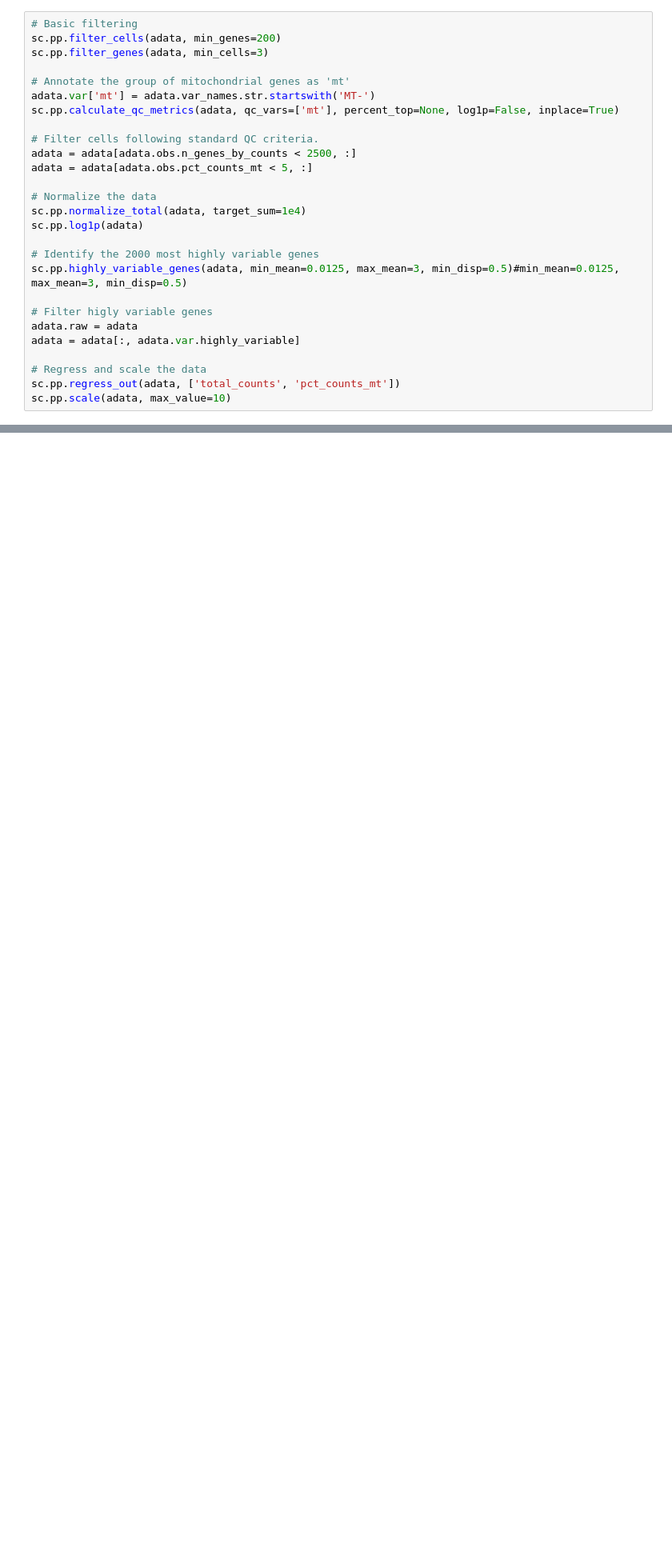
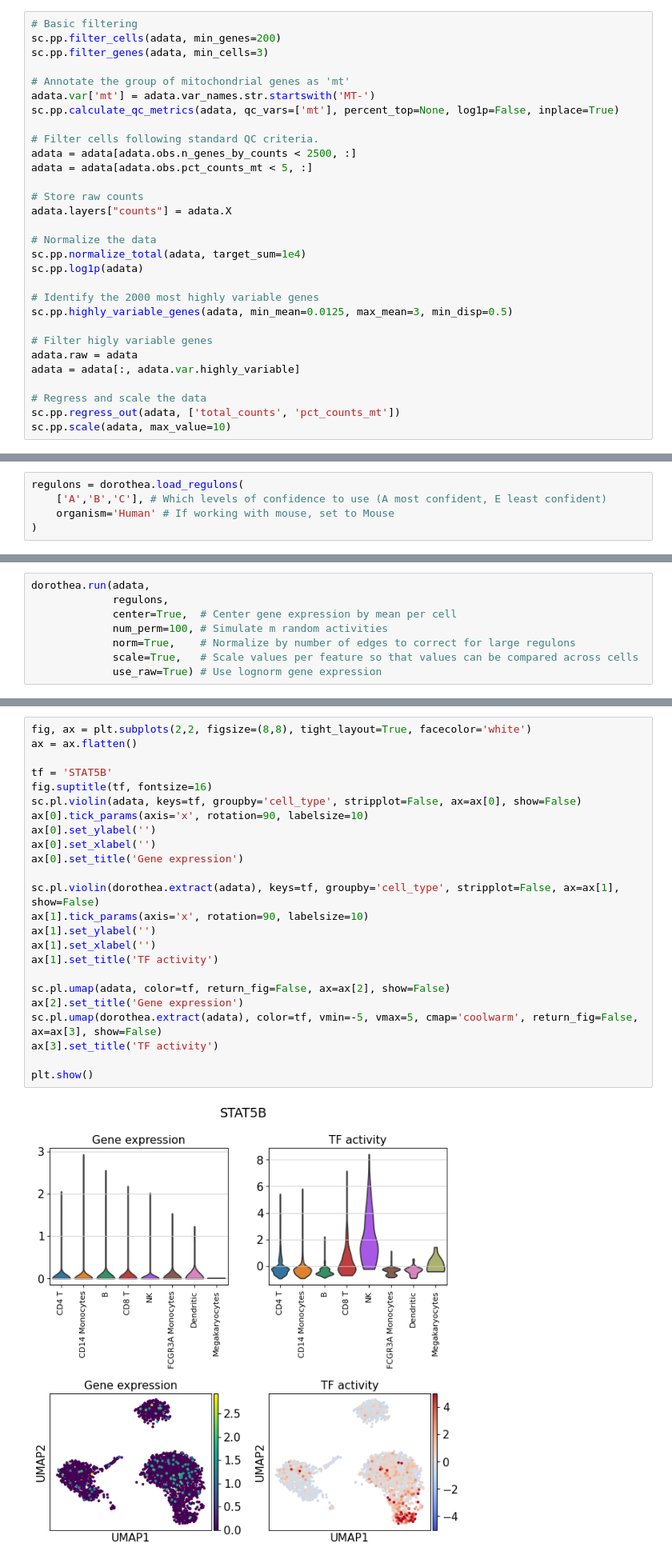
Before and after one commit to saezlab/dorothea-py, a Jupyter notebook: example/single_cell_vignette.ipynb, the cells around one changed output, grey strips where cells are left out. Shown at 80% size. Drawn from its saved outputs; the diff is of its cells as text; blank space fills up the shorter version.

```diff
--- a/example/single_cell_vignette.ipynb
+++ b/example/single_cell_vignette.ipynb
@@ -56,12 +56,15 @@ sc.pp.calculate_qc_metrics(adata, qc_vars=['mt'], percent_top=None, log1p=False,
 adata = adata[adata.obs.n_genes_by_counts < 2500, :]
 adata = adata[adata.obs.pct_counts_mt < 5, :]
 
+# Store raw counts
+adata.layers["counts"] = adata.X
+
 # Normalize the data
 sc.pp.normalize_total(adata, target_sum=1e4)
 sc.pp.log1p(adata)
 
 # Identify the 2000 most highly variable genes
-sc.pp.highly_variable_genes(adata, min_mean=0.0125, max_mean=3, min_disp=0.5)#min_mean=0.0125, max_mean=3, min_disp=0.5)
+sc.pp.highly_variable_genes(adata, min_mean=0.0125, max_mean=3, min_disp=0.5)
 
 # Filter higly variable genes
 adata.raw = adata
@@ -102,0 +128,5 @@ sc.pl.umap(adata, color='cell_type', title='RNA UMAP',
+# %%
+regulons = dorothea.load_regulons(
+    ['A','B','C'], # Which levels of confidence to use (A most confident, E least confident)
+    organism='Human' # If working with mouse, set to Mouse
+)
@@ -102,0 +135,8 @@ sc.pl.umap(adata, color='cell_type', title='RNA UMAP',
+# %%
+dorothea.run(adata,
+             regulons,
+             center=True,  # Center gene expression by mean per cell
+             num_perm=100, # Simulate m random activities
+             norm=True,    # Normalize by number of edges to correct for large regulons
+             scale=True,   # Scale values per feature so that values can be compared across cells
+             use_raw=True) # Use lognorm gene expression
@@ -102,0 +175,26 @@ sc.pl.umap(adata, color='cell_type', title='RNA UMAP',
+# %%
+fig, ax = plt.subplots(2,2, figsize=(8,8), tight_layout=True, facecolor='white')
+ax = ax.flatten()
+
+tf = 'STAT5B'
+fig.suptitle(tf, fontsize=16)
+sc.pl.violin(adata, keys=tf, groupby='cell_type', stripplot=False, ax=ax[0], show=False)
+ax[0].tick_params(axis='x', rotation=90, labelsize=10)
+ax[0].set_ylabel('')
+ax[0].set_xlabel('')
+ax[0].set_title('Gene expression')
+
+sc.pl.violin(dorothea.extract(adata), keys=tf, groupby='cell_type', stripplot=False, ax=ax[1], show=False)
+ax[1].tick_params(axis='x', rotation=90, labelsize=10)
+ax[1].set_ylabel('')
+ax[1].set_xlabel('')
+ax[1].set_title('TF activity')
+
+sc.pl.umap(adata, color=tf, return_fig=False, ax=ax[2], show=False)
+ax[2].set_title('Gene expression')
+sc.pl.umap(dorothea.extract(adata), color=tf, vmin=-5, vmax=5, cmap='coolwarm', return_fig=False, ax=ax[3], show=False)
+ax[3].set_title('TF activity')
+
+plt.show()
+# %% [output]
+[figure, added]
```
Also changed, not shown: parts of 60 cells of this notebook, 5 other files.
